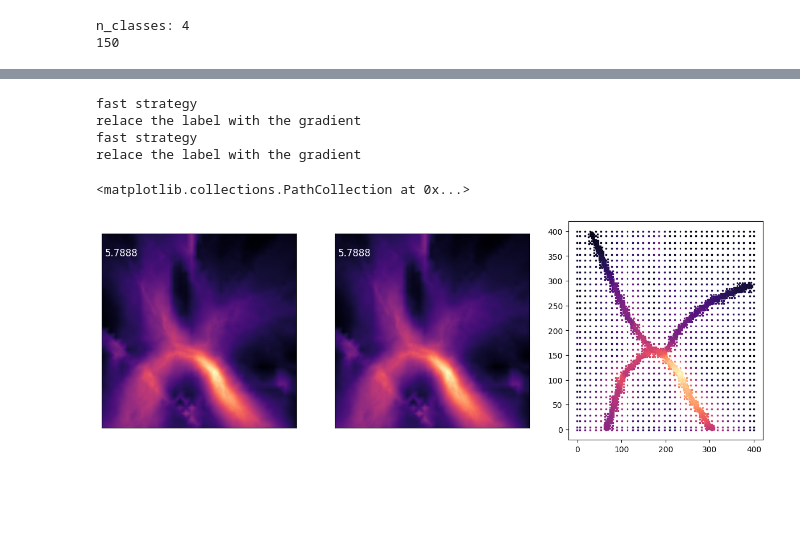
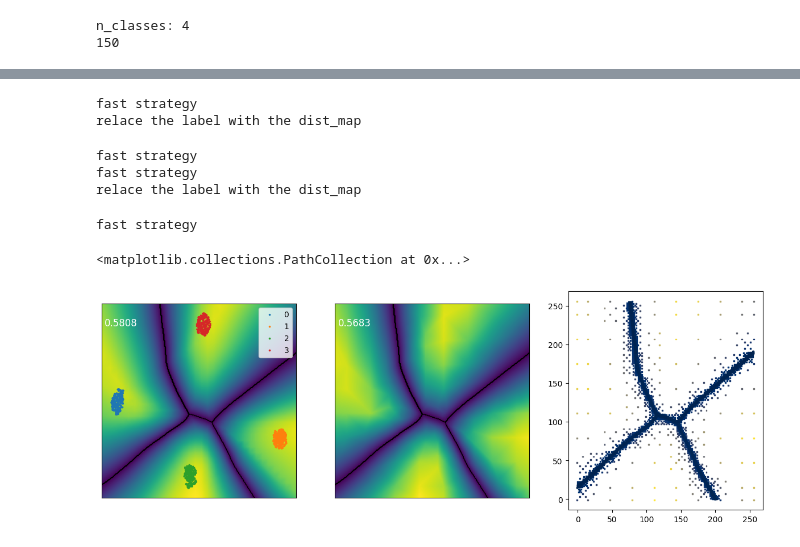
Before and after one commit to wuyuyu1024/map_builder, a Jupyter notebook: draft.ipynb, the cells around one changed output, grey strips where cells are left out. Cells and saved outputs as stored; diff of their text form; code cells hidden in the pictures; blank space fills up the shorter version.

```diff
--- a/draft.ipynb
+++ b/draft.ipynb
@@ -130,20 +153,21 @@ slow strategy
 # %%
 conten_list = ['label', 'gradient', 'label_roundtirp']
 fast_strategy = True
 fig, ax = plt.subplots(1, 3, figsize=(15, 5))
 
-# builder.plot_decision_map(ax[0],  fast=fast_strategy, grid=200)
-# builder.plot_training_data(ax=ax[0])
-_, sparse = builder.plot_gradient_map(ax[0],  fast=True, grid=400)
-_, sparse = builder.plot_gradient_map(ax[1],  fast=fast_strategy, grid=400)
+builder.plot_dist_map(ax[0],  fast=fast_strategy, grid=256)
+builder.plot_training_data(ax=ax[0])
+_, sparse = builder.plot_dist_map(ax[1],  fast=fast_strategy, grid=256, initial_resolution=8)
 # builder.plot_boundary(ax[1], grid=400, fast=fast_strategy)
-ax[2].scatter(sparse[:, 0], sparse[:, 1], c=sparse[:, 2], cmap='magma', marker='s', s=2)
+ax[2].scatter(sparse[:, 0], sparse[:, 1], c=sparse[:, 2], cmap='cividis', marker='s', s=2)
 
 # fig.savefig('figures/spares.png', dpi=300)
 # %% [output]
 fast strategy
-relace the label with the gradient
-fast strategy
-relace the label with the gradient
+relace the label with the dist_map
-<matplotlib.collections.PathCollection at 0x...>
+fast strategy
+fast strategy
+relace the label with the dist_map
+fast strategy
+<matplotlib.collections.PathCollection at 0x...>
-[figure, old version]
+[figure, new version]
```
Also changed, not shown: parts of 7 cells of this notebook, 19 other files.
